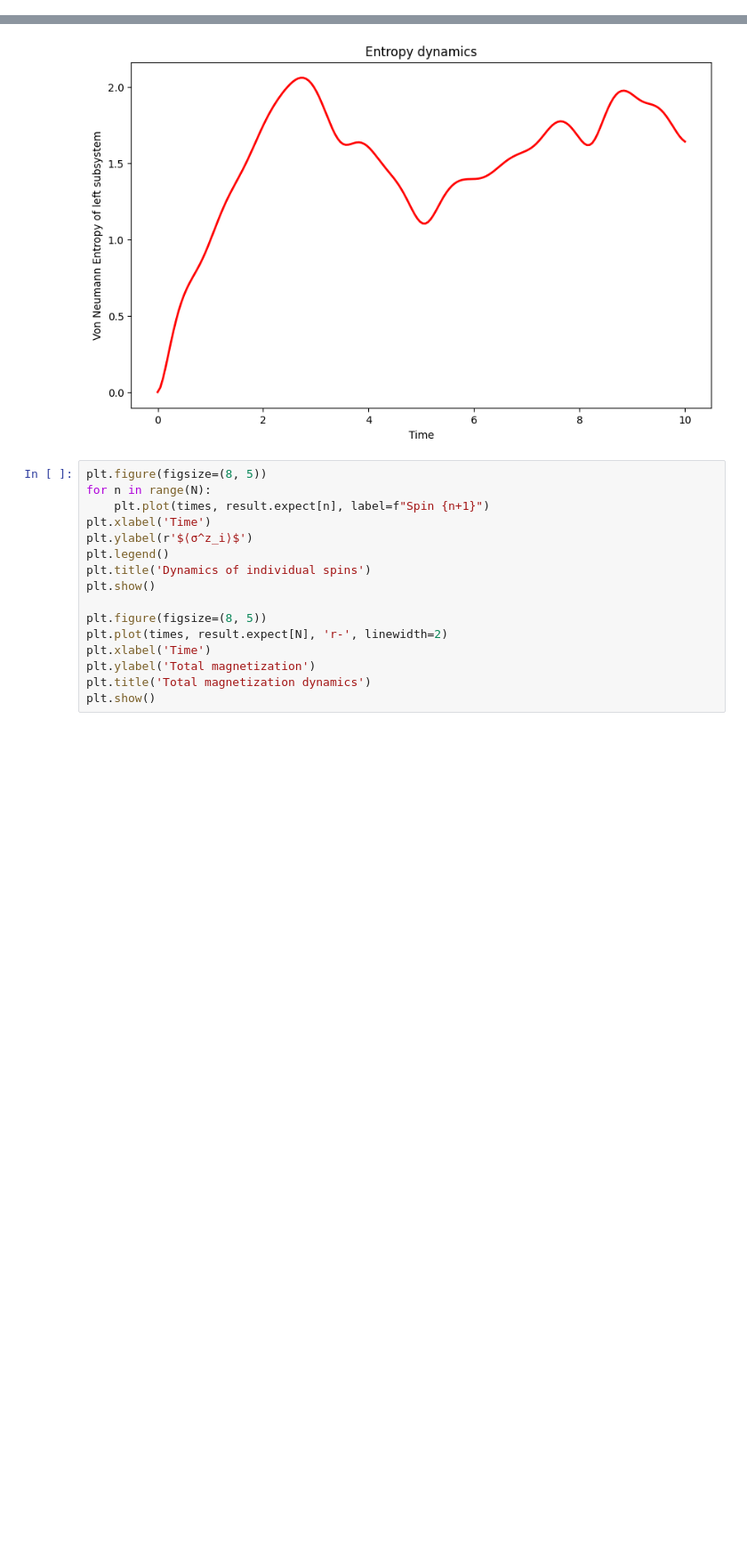
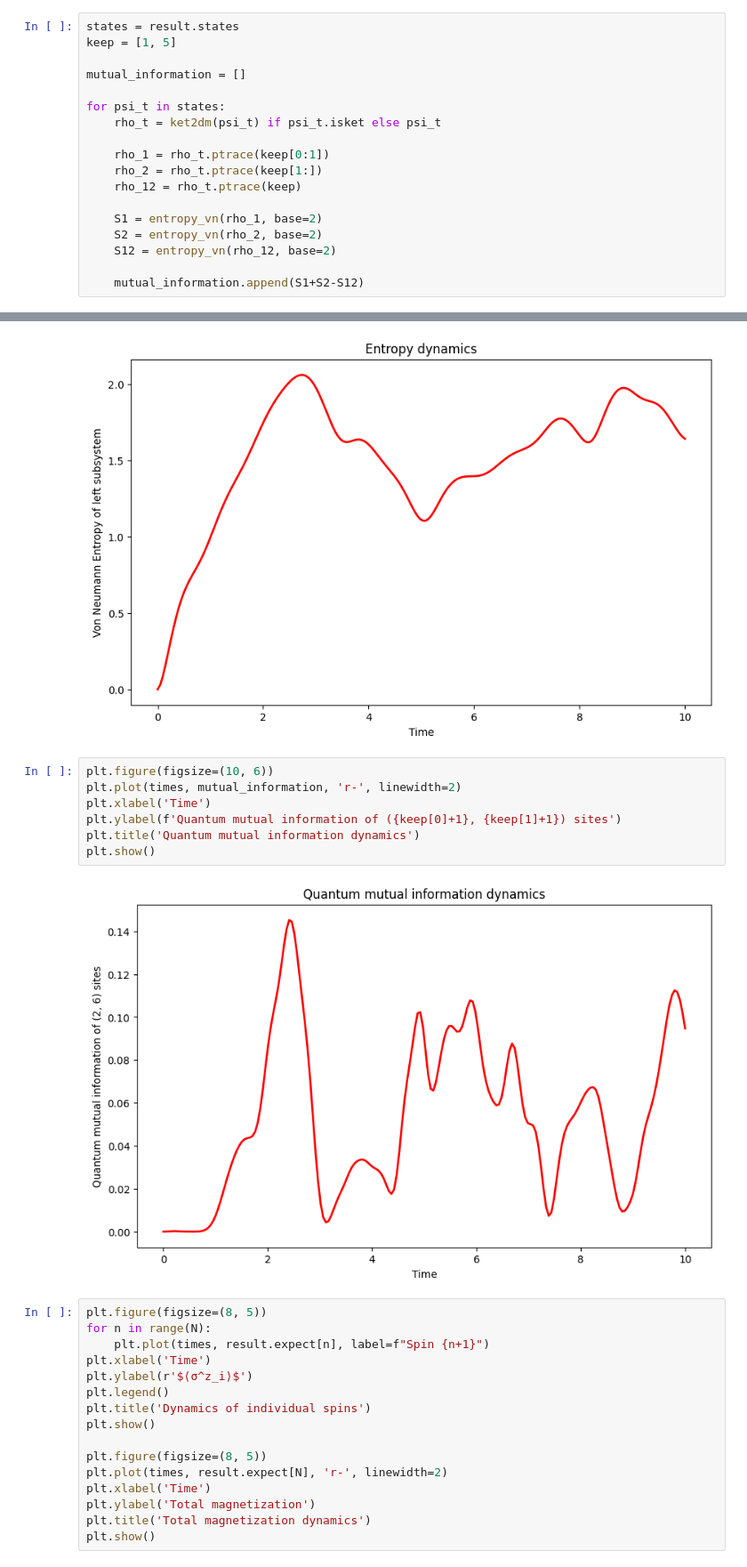
Before and after one commit to YauheniTalochkaN/Spin_Lindblad_QuTiP, a Jupyter notebook: Lindblad.ipynb, the cells around one changed output, grey strips where cells are left out. Shown at 89% size. Saved outputs shown, nothing was run; the diff lists cells and outputs as text; blank space fills up the shorter version.

Commit message:
Quantum mutual information

```diff
--- a/Lindblad.ipynb
+++ b/Lindblad.ipynb
@@ -81,6 +81,24 @@ for psi_t in states:
     S = entropy_vn(rho_left, base=2)
 
     entropy_list.append(S)
+# %%
+states = result.states
+keep = [1, 5]
+
+mutual_information = []
+
+for psi_t in states:
+    rho_t = ket2dm(psi_t) if psi_t.isket else psi_t
+
+    rho_1 = rho_t.ptrace(keep[0:1])
+    rho_2 = rho_t.ptrace(keep[1:])
+    rho_12 = rho_t.ptrace(keep)
+
+    S1 = entropy_vn(rho_1, base=2)
+    S2 = entropy_vn(rho_2, base=2)
+    S12 = entropy_vn(rho_12, base=2)
+
+    mutual_information.append(S1+S2-S12)
 # %%
 plt.figure(figsize=(10, 6))
 plt.plot(times, entropy_list, 'r-', linewidth=2)
@@ -90,6 +108,15 @@ plt.title('Entropy dynamics')
 plt.show()
 # %% [output]
 [figure]
+# %%
+plt.figure(figsize=(10, 6))
+plt.plot(times, mutual_information, 'r-', linewidth=2)
+plt.xlabel('Time')
+plt.ylabel(f'Quantum mutual information of ({keep[0]+1}, {keep[1]+1}) sites')
+plt.title('Quantum mutual information dynamics')
+plt.show()
+# %% [output]
+[figure, added]
 # %%
 plt.figure(figsize=(8, 5))
 for n in range(N):
```
